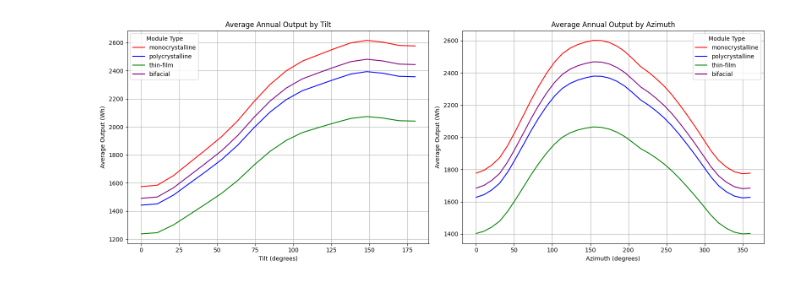
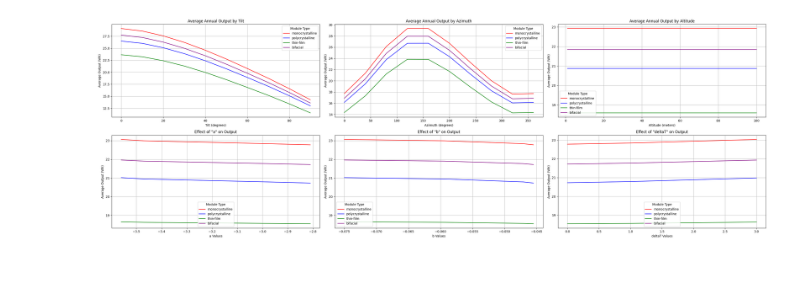
Before and after one commit to Tiburso/EnerVision, a Jupyter notebook: energy_prediction/sensitivity_analysis.ipynb, the cells around one changed output. Drawn from its saved outputs; the diff is of its cells as text; code cells hidden in the pictures.

Commit message:
work on generation synthetic data

```diff
--- a/energy_prediction/sensitivity_analysis.ipynb
+++ b/energy_prediction/sensitivity_analysis.ipynb
@@ -17,15 +81,12 @@ please provide us feedback at https://github.com/pandas-dev/pandas/issues/54466
 # %%
-def sensitivity_analysis(weather_data, site_location, tilt_range, azimuth_range, module_types):
+def sensitivity_analysis(weather_data, altitude, tilt_range, azimuth_range, module_types,temperature_params):
     results = []
-    counter = 0
-    for tilt, azimuth, module_type in product(tilt_range, azimuth_range, module_types):
-        print(counter,tilt,azimuth)
-
-        panel = {'tilt': tilt, 'azimuth': azimuth, 'module_type': module_type}
+    for tilt, azimuth, module_type,temp,altitude in product(tilt_range, azimuth_range, module_types,temperature_params,altitude):
+        site_location = location.Location(latitude=52.52, longitude=13.4050, altitude=altitude, tz='Europe/Amsterdam')
+        panel = {'tilt': tilt, 'azimuth': azimuth, 'module_type': module_type,'temperature':{'a': temp[0], 'b': temp[1], 'deltaT': temp[2]} }
         system = get_pv_system(panel)
         output = simulate_pv_output(system, weather_data, site_location)
-
-        results.append({'tilt': tilt, 'azimuth': azimuth, 'module_type': module_type, 'output': output.sum().sum()})
-        counter += 1
+        #print(panel,output.mean().mean())
+        results.append({'tilt': tilt, 'azimuth': azimuth, 'module_type': module_type,'altitude':altitude,'temperature':{'a': temp[0], 'b':temp[1], 'deltaT': temp[2]} , 'output': output.mean().mean()})
     return pd.DataFrame(results)
 # %%
@@ -64,31 +119,70 @@ sa_results.to_csv('energy_data/sensitivity_analysis_results.csv', index=False)
 # %%
 # Assume 'sa_results' is your DataFrame containing the results of the sensitivity analysis
 module_types = ['monocrystalline', 'polycrystalline', 'thin-film', 'bifacial']
-colors = ['red', 'blue', 'green', 'purple']  # Different colors for each module type
+colors = ['red', 'blue', 'green', 'purple']  #
 
-fig, axes = plt.subplots(nrows=1, ncols=2, figsize=(16, 6))
+fig, axes = plt.subplots(nrows=2, ncols=3, figsize=(30, 10))
 
 # Tilt Effects Plot
 for color, module_type in zip(colors, module_types):
     filtered_data = sa_results[sa_results['module_type'] == module_type]
     tilt_agg = filtered_data.groupby('tilt')['output'].mean()
-    axes[0].plot(tilt_agg.index, tilt_agg.values, label=f'{module_type}', color=color)
-axes[0].set_title('Average Annual Output by Tilt')
-axes[0].set_xlabel('Tilt (degrees)')
-axes[0].set_ylabel('Average Output (Wh)')
-axes[0].legend(title='Module Type')
-axes[0].grid(True)
+    axes[0,0].plot(tilt_agg.index, tilt_agg.values, label=f'{module_type}', color=color)
+axes[0,0].set_title('Average Annual Output by Tilt')
+axes[0,0].set_xlabel('Tilt (degrees)')
+axes[0,0].set_ylabel('Average Output (Wh)')
+axes[0,0].legend(title='Module Type')
+axes[0,0].grid(True)
 
 # Azimuth Effects Plot
 for color, module_type in zip(colors, module_types):
     filtered_data = sa_results[sa_results['module_type'] == module_type]
     azimuth_agg = filtered_data.groupby('azimuth')['output'].mean()
-    axes[1].plot(azimuth_agg.index, azimuth_agg.values, label=f'{module_type}', color=color)
-axes[1].set_title('Average Annual Output by Azimuth')
-axes[1].set_xlabel('Azimuth (degrees)')
-axes[1].set_ylabel('Average Output (Wh)')
-axes[1].legend(title='Module Type')
-axes[1].grid(True)
+    axes[0,1].plot(azimuth_agg.index, azimuth_agg.values, label=f'{module_type}', color=color)
+axes[0,1].set_title('Average Annual Output by Azimuth')
+axes[0,1].set_xlabel('Azimuth (degrees)')
+axes[0,1].set_ylabel('Average Output (Wh)')
+axes[0,1].legend(title='Module Type')
+axes[0,1].grid(True)
+
+# Empty third column in the first row
+# Azimuth Effects Plot
+for color, module_type in zip(colors, module_types):
+    filtered_data = sa_results[sa_results['module_type'] == module_type]
+    azimuth_agg = filtered_data.groupby('altitude')['output'].mean()
+    axes[0,2].plot(azimuth_agg.index, azimuth_agg.values, label=f'{module_type}', color=color)
+axes[0,2].set_title('Average Annual Output by Altitude')
+axes[0,2].set_xlabel('Altitude (meters)')
+axes[0,2].set_ylabel('Average Output (Wh)')
+axes[0,2].legend(title='Module Type')
+axes[0,2].grid(True)
+
+# Temperature Effects Plot, now in the second row
+temp_params = sa_results['temperature'].drop_duplicates().reset_index(drop=True)
+temp_colors = ['red', 'blue', 'green', 'purple'][:len(temp_params)]
+print(temp_params)
+
+
+temp_df = sa_results['temperature'].apply(pd.Series)
+sa_results_expanded = pd.concat([sa_results, temp_df], axis=1)
+
+# Plotting the effects of each temperature parameter 'a', 'b', 'deltaT'
+parameters = ['a', 'b', 'deltaT']
+titles = ['Effect of "a" on Output', 'Effect of "b" on Output', 'Effect of "deltaT" on Output']
+x_labels = ['a Values', 'b Values', 'deltaT Values']
+
+for i, param in enumerate(parameters):
+    for color, module_type in zip(colors, module_types):
+        # Filter data for each module type and aggregate by parameter
+        filtered_data = sa_results_expanded[sa_results_expanded['module_type'] == module_type]
+        param_agg = filtered_data.groupby(param)['output'].mean()
+
+        axes[1,i].plot(param_agg.index, param_agg.values, label=f'{module_type}', color=color)
+        axes[1,i].set_title(titles[i])
+        axes[1,i].set_xlabel(x_labels[i])
+        axes[1,i].set_ylabel('Average Output (Wh)')
+        axes[1,i].legend(title='Module Type')
+        axes[1,i].grid(True)
 
 # Adjust layout and display
 plt.tight_layout()
@@ -97 +196 @@ plt.show()
-[figure, old version]
+[figure, new version]
```
Also changed, not shown: parts of 13 cells of this notebook, 5 other files.
